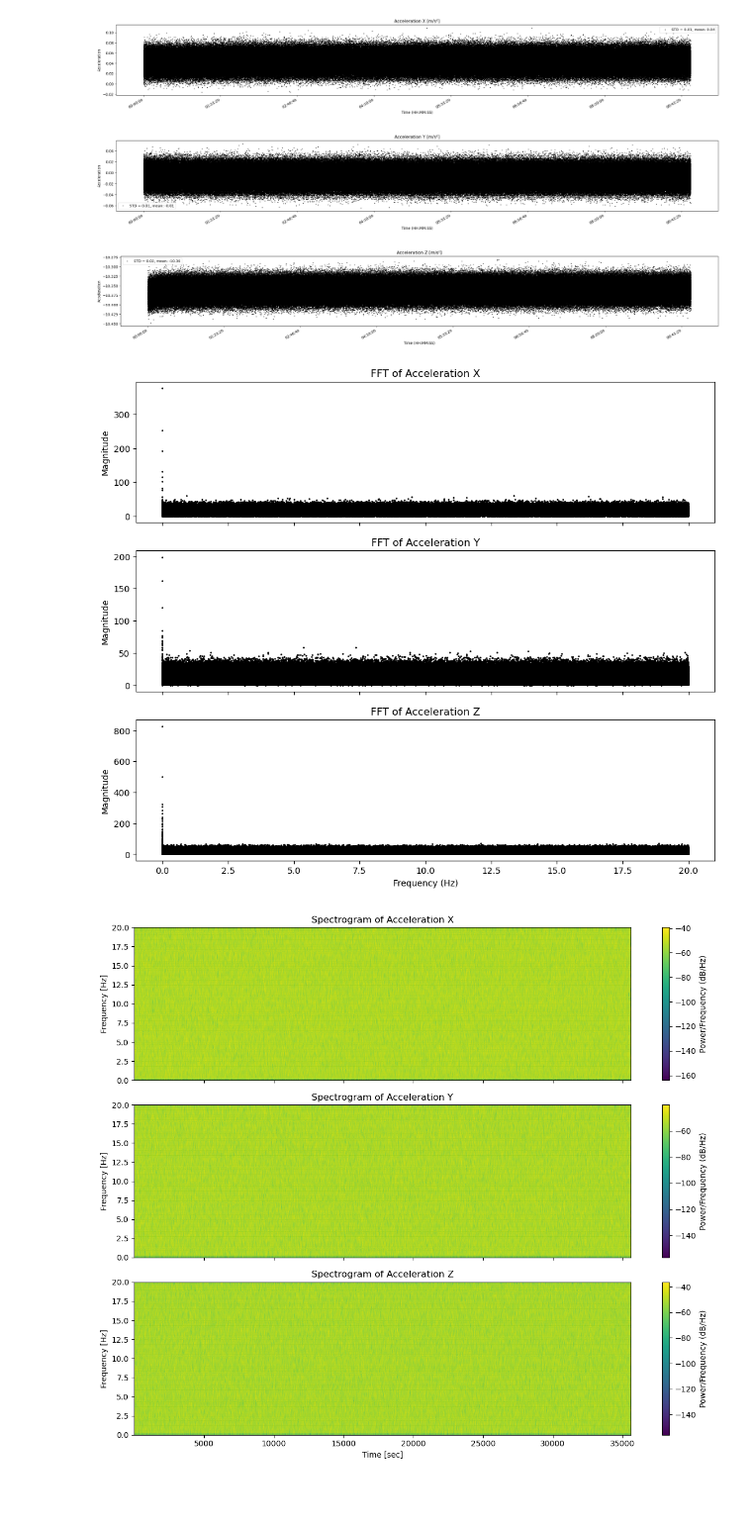
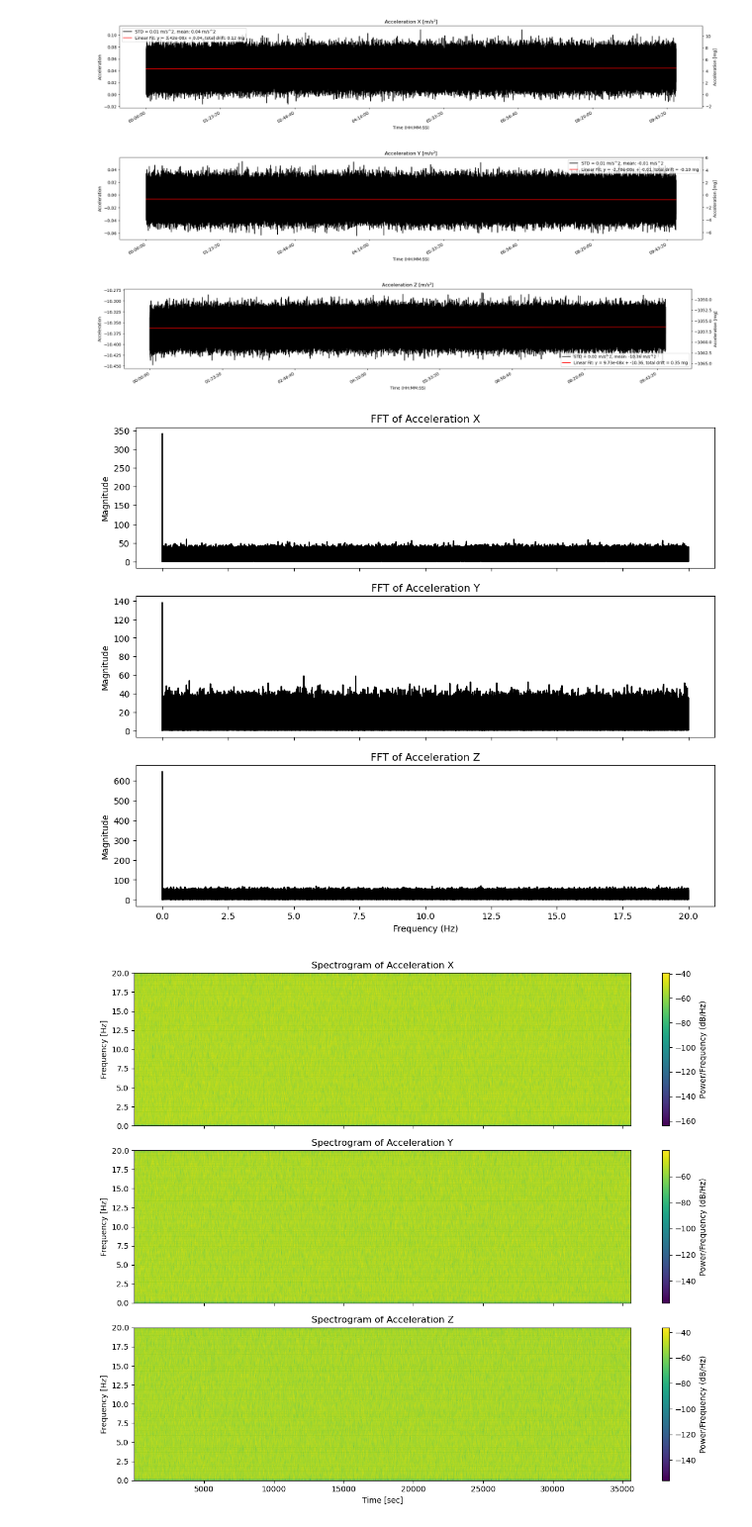
Before and after one commit to YaraLuginbuehl/LL_YaraLug, a Jupyter notebook: VN100/Overnight_Test_2405.ipynb, the cells around one changed output. Shown at 99% size. Cells and saved outputs as stored; diff of their text form; code cells hidden in the pictures; blank space fills up the shorter version.

```diff
--- a/VN100_Testing/Overnight_Tests/Overnight_Test.ipynb
+++ b/VN100/Overnight_Test_2405.ipynb
@@ -16,6 +16,6 @@ c:\Users\yslug\Desktop\SpaceSystems\LunarLeaper\LL_YaraLug\VN100_Testing\Overnig
 # %%
 
-test1 = read_bin_file("Overnight_Test_2405_2213.bin")
+test1 = read_bin_file("Data/Overnight_Test_2405_2213.bin")
 time = np.arange(len(test1['accelX'])) * 1 / 40  # in seconds
 
 
@@ -25,43 +25,69 @@ def seconds_to_hms(x, pos):
     seconds = int(x % 60)
     return f'{hours:02}:{minutes:02}:{seconds:02}'
 
+def ms2_to_mg(ms2):
+    return ms2 / 9.80665 * 1000
+
+def mg_to_ms2(mg):
+    return mg * 9.80665 / 1000
+
+
 hms_formatter = FuncFormatter(seconds_to_hms)
 
+
 # Accel X
-fig, ax = plt.subplots(figsize=(30, 4))
-ax.plot(time, test1['accelX'], "ko", label=f'STD = {test1["accelX"].std():.2f}, mean: {test1["accelX"].mean():.2f}', markersize=1)
+fig, ax = plt.subplots(figsize=(25, 4))
+ax.plot(time, test1['accelX'], "k", label=f'STD = {test1["accelX"].std():.2f} m/s^2, mean: {test1["accelX"].mean():.2f} m/s^2', markersize=1)
+a0, a1 = np.polyfit(time, test1['accelX'], 1)
+linx =  a0*time + a1
+ax.plot(time,linx, 'r', label=f'Linear Fit: y = {a0:.2e}x + {a1:.2f}, total drift: {ms2_to_mg(linx[-1] - linx[0]):.2f} mg')
+
 ax.xaxis.set_major_formatter(hms_formatter)
 fig.autofmt_xdate()
 ax.set_title("Acceleration X [m/s²]")
 ax.set_xlabel("Time (HH:MM:SS)")
 ax.set_ylabel("Acceleration")
+secax = ax.secondary_yaxis('right', functions=(ms2_to_mg, mg_to_ms2))
+secax.set_ylabel('Acceleration [mg]')
 ax.legend()
 
 # Accel Y
-fig, ax = plt.subplots(figsize=(30, 4))
-ax.plot(time, test1['accelY'], "ko", label=f'STD = {test1["accelY"].std():.2f}, mean: {test1["accelY"].mean():.2f}', markersize=1)
+fig, ax = plt.subplots(figsize=(25, 4))
+ax.plot(time, test1['accelY'], "k", label=f'STD = {test1["accelY"].std():.2f} m/s^2, mean: {test1["accelY"].mean():.2f} m/s^2', markersize=1)
+
+a0, a1 = np.polyfit(time, test1['accelY'], 1)
+liny = a0*time + a1
+ax.plot(time,liny, 'r', label=f'Linear Fit: y = {a0:.2e}x + {a1:.2f}, total drift = {ms2_to_mg(liny[-1] - liny[0]):.2f} mg')
 ax.xaxis.set_major_formatter(hms_formatter)
 fig.autofmt_xdate()
 ax.set_title("Acceleration Y [m/s²]")
 ax.set_xlabel("Time (HH:MM:SS)")
 ax.set_ylabel("Acceleration")
+secax = ax.secondary_yaxis('right', functions=(ms2_to_mg, mg_to_ms2))
+secax.set_ylabel('Acceleration [mg]')
 ax.legend()
 
 # Accel Z
-fig, ax = plt.subplots(figsize=(30, 4))
-ax.plot(time, test1['accelZ'], "ko", label=f'STD = {test1["accelZ"].std():.2f}, mean: {test1["accelZ"].mean():.2f}', markersize=1)
+fig, ax = plt.subplots(figsize=(25, 4))
+ax.plot(time, test1['accelZ'], "k", label=f'STD = {test1["accelZ"].std():.2f} m/s^2, mean: {test1["accelZ"].mean():.2f} m/s^2', markersize=1)
+
+a0, a1 = np.polyfit(time, test1['accelZ'], 1)
+linz =  a0*time + a1
+ax.plot(time, linz, 'r', label=f'Linear Fit: y = {a0:.2e}x + {a1:.2f}, total drift = {ms2_to_mg(linz[-1] - linz[0]):.2f} mg')
 ax.xaxis.set_major_formatter(hms_formatter)
 fig.autofmt_xdate()
 ax.set_title("Acceleration Z [m/s²]")
 ax.set_xlabel("Time (HH:MM:SS)")
 ax.set_ylabel("Acceleration")
+secax = ax.secondary_yaxis('right', functions=(ms2_to_mg, mg_to_ms2))
+secax.set_ylabel('Acceleration [mg]')
 ax.legend()
 
 plt.show()
 # %% [output]
-[figure, old version]
+[figure, new version]
-[figure, old version]
+[figure, new version]
-[figure, old version]
+[figure, new version]
 # %%
 fs = 40
 
@@ -76,32 +102,29 @@ def compute_fft(signal, fs):
 
     return frequencies, magnitude
 
-freq_x, mag_x = compute_fft(test1['accelX']-np.mean(test1['accelX']), fs)
-freq_y, mag_y = compute_fft(test1['accelY']-np.mean(test1['accelY']), fs)
-freq_z, mag_z = compute_fft(test1['accelZ']-np.mean(test1['accelZ']), fs)
+freq_x, mag_x = compute_fft(test1['accelX']-linx, fs)
+freq_y, mag_y = compute_fft(test1['accelY']-liny, fs)
+freq_z, mag_z = compute_fft(test1['accelZ']-linz, fs)
 
 
 fig, axs = plt.subplots(3, 1, figsize=(12, 10), sharex=True)
 
-axs[0].plot(freq_x, mag_x, "ko", markersize=1)
+axs[0].plot(freq_x, mag_x, "k", markersize=1)
 axs[0].set_title("FFT of Acceleration X")
 axs[0].set_ylabel("Magnitude")
 
-
-axs[1].plot(freq_y, mag_y, "ko", markersize=1)
+axs[1].plot(freq_y, mag_y, "k", markersize=1)
 axs[1].set_title("FFT of Acceleration Y")
 axs[1].set_ylabel("Magnitude")
 
-
-axs[2].plot(freq_z, mag_z, "ko", markersize=1)
+axs[2].plot(freq_z, mag_z, "k", markersize=1)
 axs[2].set_title("FFT of Acceleration Z")
 axs[2].set_ylabel("Magnitude")
 axs[2].set_xlabel("Frequency (Hz)")
 
-
 plt.show()
 # %% [output]
-[figure, old version]
+[figure, new version]
 # %%
 from scipy.signal import spectrogram
 
```
Also changed, not shown: parts of 1 cell of this notebook, 9 other files.
